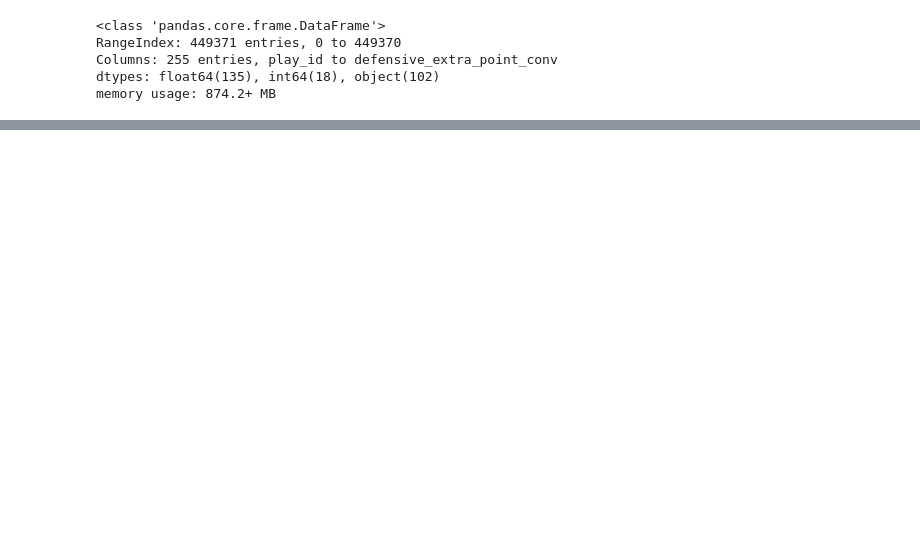
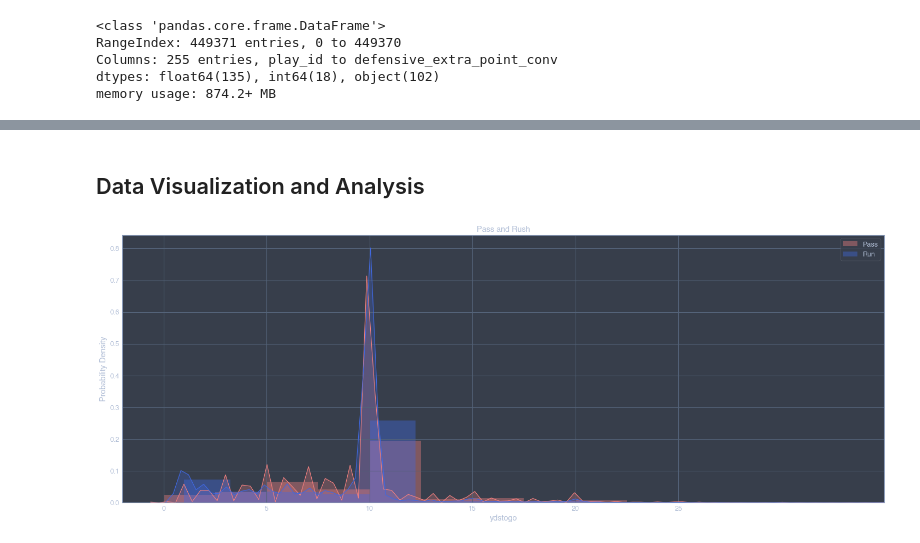
Before and after one commit to alcobeard/otus, a Jupyter notebook: ML/Project/NFL play prediction.ipynb, the cells around one changed output, grey strips where cells are left out. Saved outputs shown, nothing was run; the diff lists cells and outputs as text; code cells hidden in the pictures; blank space fills up the shorter version.

```diff
--- a/ML/Project/NFL play prediction.ipynb
+++ b/ML/Project/NFL play prediction.ipynb
@@ -33,0 +963,2 @@ memory usage: 874.2+ MB
+# %%
+df_rp = pd.read_csv('data/pre ready.csv')
@@ -33,0 +977,9 @@ memory usage: 874.2+ MB
+# %%
+# team_row = df_def.loc[(df_def.TEAM == 'TEN') & (df_def.Year == int('2009'))]
+# index = team_row.index
+# wd = team_row.get_value(index[0],'WEIGHTED DEFENSE')
+# print(wd)
+
+df_rp = df_rp.drop(['play_id'], axis=1)
+# %% [markdown]
+## Data Visualization and Analysis
@@ -33,0 +992,19 @@ memory usage: 874.2+ MB
+# %%
+C = ['lightcoral','royalblue','forestgreen','gold','#3D0553', '#4D798C', '#7DC170', '#F7E642']
+# %%
+df_pass = df_rp[df_rp.play_type == 'pass'].copy()
+df_run = df_rp[df_rp.play_type == 'run'].copy()
+
+fig, ax = plt.subplots(figsize=(25,9))
+sns.distplot(df_pass.ydstogo, bins=20, kde_kws=dict(shade=True), kde=True, color=C[0],
+             ax=ax, label='Pass')
+sns.distplot(df_run.ydstogo, bins=20, kde_kws=dict(shade=True), kde=True, color=C[1],
+             ax=ax, label='Run')
+plt.xlim(-2, 35)
+plt.xticks(range(0, 30, 5))
+plt.legend(loc=0)
+plt.ylabel('Probability Density')
+plt.title('Pass and Rush')
+plt.show();
+# %% [output]
+[figure, added]
```
Also changed, not shown: parts of 112 cells of this notebook, 2 other files.
